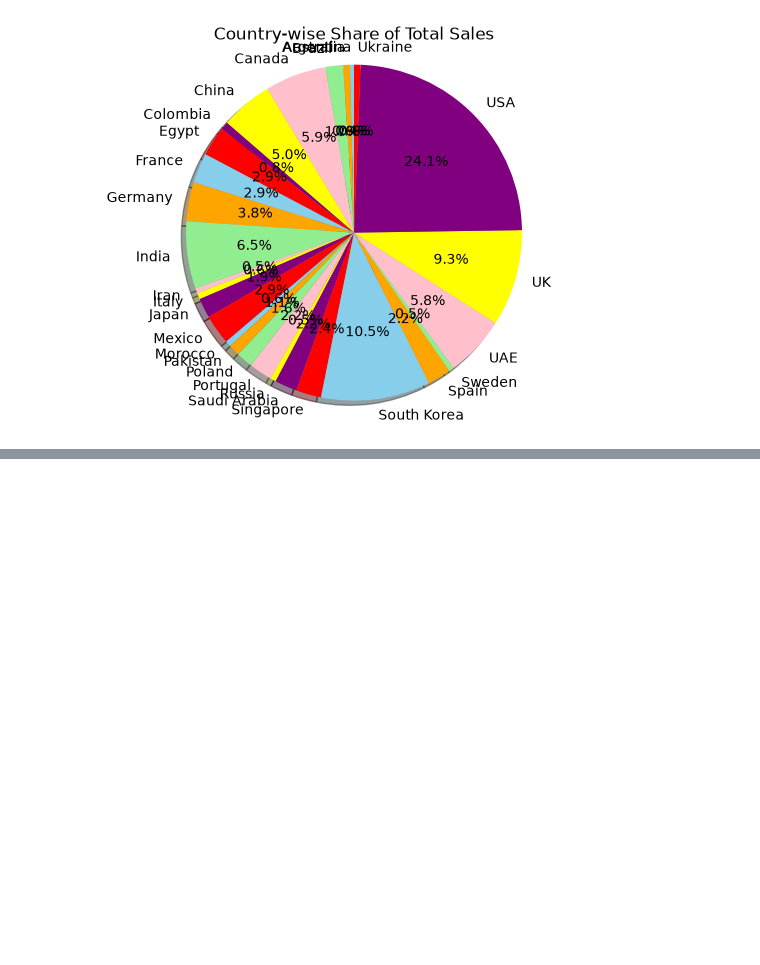
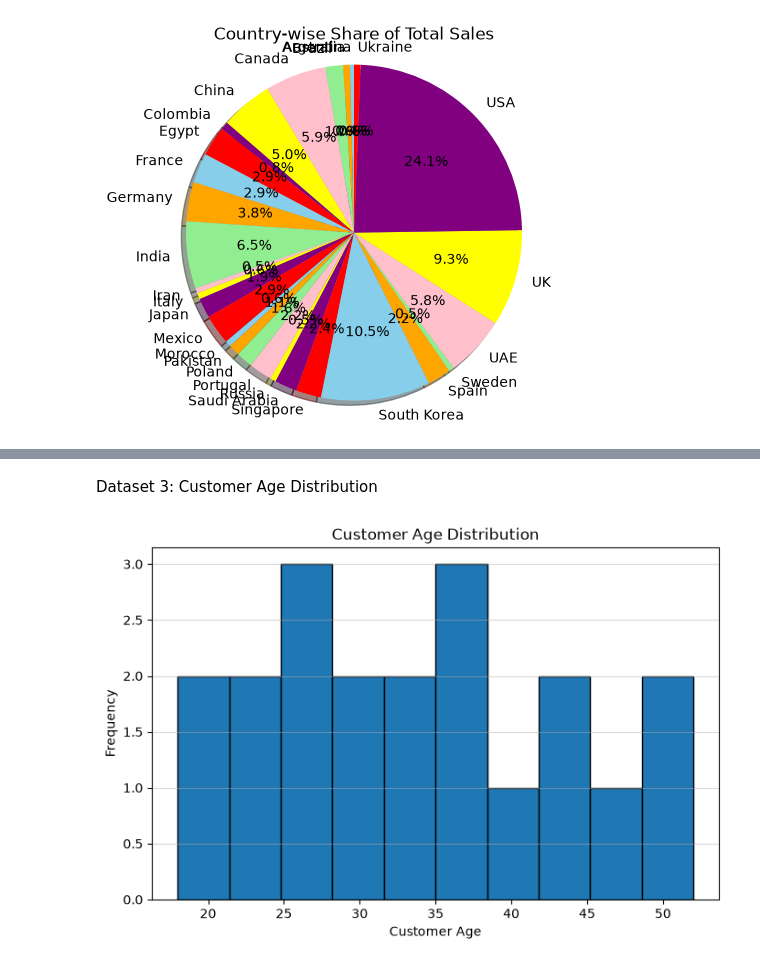
Before and after one commit to antony2904/module-2, a Jupyter notebook: matplotlib_tasks.ipynb, the cells around one changed output, grey strips where cells are left out. Saved outputs shown, nothing was run; the diff lists cells and outputs as text; code cells hidden in the pictures; blank space fills up the shorter version.

```diff
--- a/matplotlib_tasks.ipynb
+++ b/matplotlib_tasks.ipynb
@@ -445,0 +514,18 @@ plt.show()
+# %% [markdown]
+Dataset 3: Customer Age Distribution
+# %%
+df_age = pd.DataFrame({
+    'Customer Age': [18, 20, 22, 22, 25, 26, 27, 29, 30, 32,
+                     34, 35, 36, 38, 40, 42, 45, 48, 50, 52]
+
+})
+# %%
+plt.figure(figsize=(8, 5))
+plt.hist(df_age['Customer Age'], bins=10, edgecolor='black')
+plt.xlabel("Customer Age")
+plt.ylabel("Frequency")
+plt.title("Customer Age Distribution")
+plt.grid(axis='y', alpha=0.5)
+plt.show()
+# %% [output]
+[figure, added]
```
Also changed, not shown: parts of 26 cells of this notebook.
